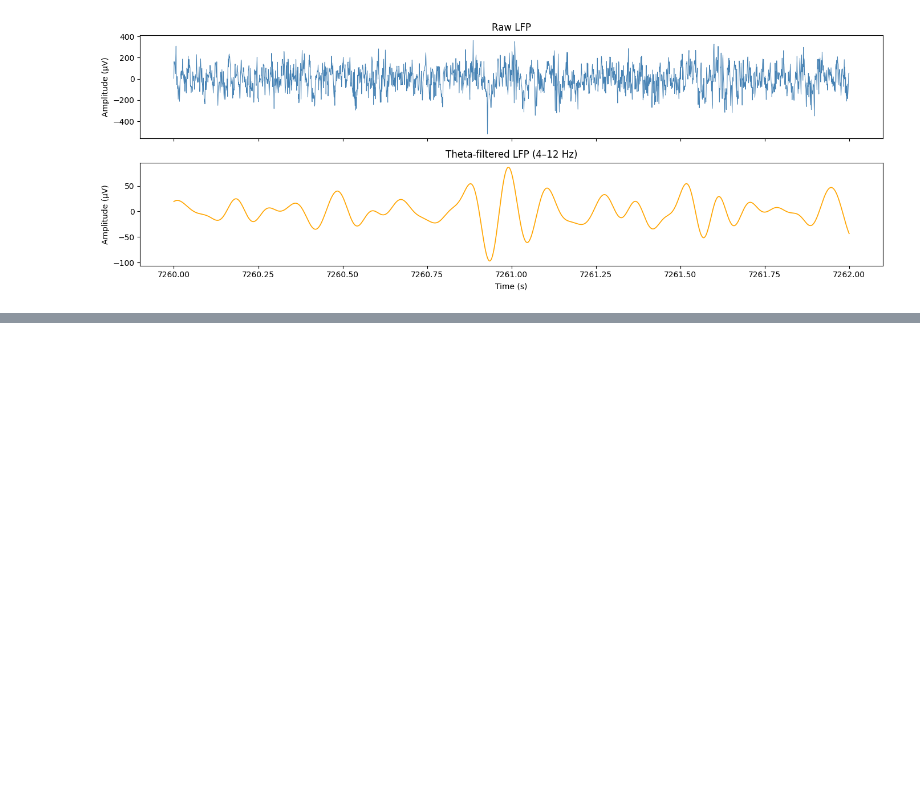
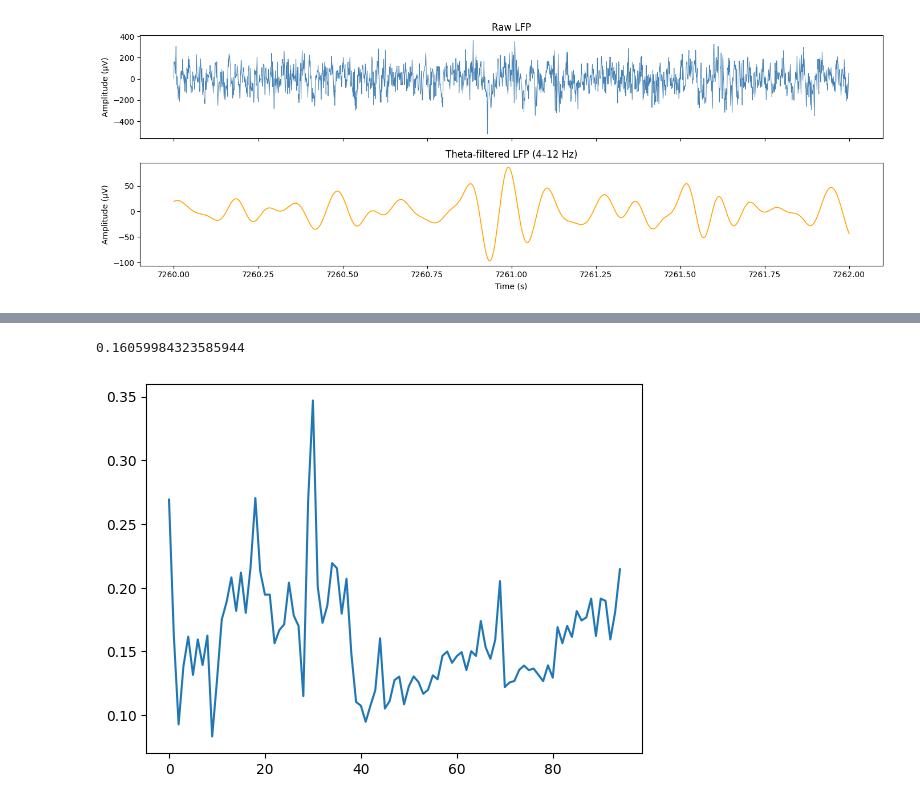
Before and after one commit to Gabbag2/health_hackathon, a Jupyter notebook: notebook_example.ipynb, the cells around one changed output, grey strips where cells are left out. Saved outputs shown, nothing was run; the diff lists cells and outputs as text; code cells hidden in the pictures; blank space fills up the shorter version.

```diff
--- a/notebook_example.ipynb
+++ b/notebook_example.ipynb
@@ -141,8 +141,10 @@ We can start by loading the data .pkl and explore the structure of the dataset
 # 1) Load your .pkl file
 # -------------------------
 pkl_path = "data/lfp_data.pkl" # You should place here the path to where the .pkl file with the LFP/Single unit information is :D
+pkl_path_aversive = "data/lfp_epochs_with_spikes_by_region_aversive.pkl" # You should place here the path to where the .pkl file with the LFP/Single unit information is :D
+pkl_path_rewarded = "data/lfp_epochs_with_spikes_by_region_session_rewarded.pkl" # You should place here the path to where the .pkl file with the LFP/Single unit information is :D
 
-df = pd.read_pickle(pkl_path)
+df = pd.read_pickle(pkl_path_rewarded)
 
 # In case you want to vizualize the data table headers and shape just uncomment bellow
 print("Shape of the dataset \n")
@@ -368,3 +369,10 @@ plt.show()
 # %% [output]
 [figure]
 [figure]
+# %%
+pkl_path_aversive = "data\lfp_epochs_with_spikes_by_region-av-2.pkl" # You should place here the path to where the .pkl file with the LFP/Single unit information is :D
+
+with open(pkl_path_aversive, "rb") as f:
+    df = pickle_compat.load(f)
+
+print(df.head())
@@ -370,0 +397,18 @@ plt.show()
+# %%
+def compute_lfp_correlation(df,name1,name2):
+    bla = df[name1]
+    dHPC = df[name2]
+    long = bla.shape[0]
+    correlation_values = []
+    for i in range(long):
+        bla_i = bla[i]
+        dHPC_i = dHPC[i]
+        correlation_values.append(np.corrcoef(bla_i, dHPC_i)[0, 1])
+    return correlation_values
+
+correlation_values = compute_lfp_correlation(df,'vHPC_lfp','dHPC_lfp')
+plt.plot(correlation_values)
+print(np.mean(np.array(correlation_values)))
+# %% [output]
+0.16059984323585944
+[figure, added]
```
Also changed, not shown: parts of 2 cells of this notebook.
